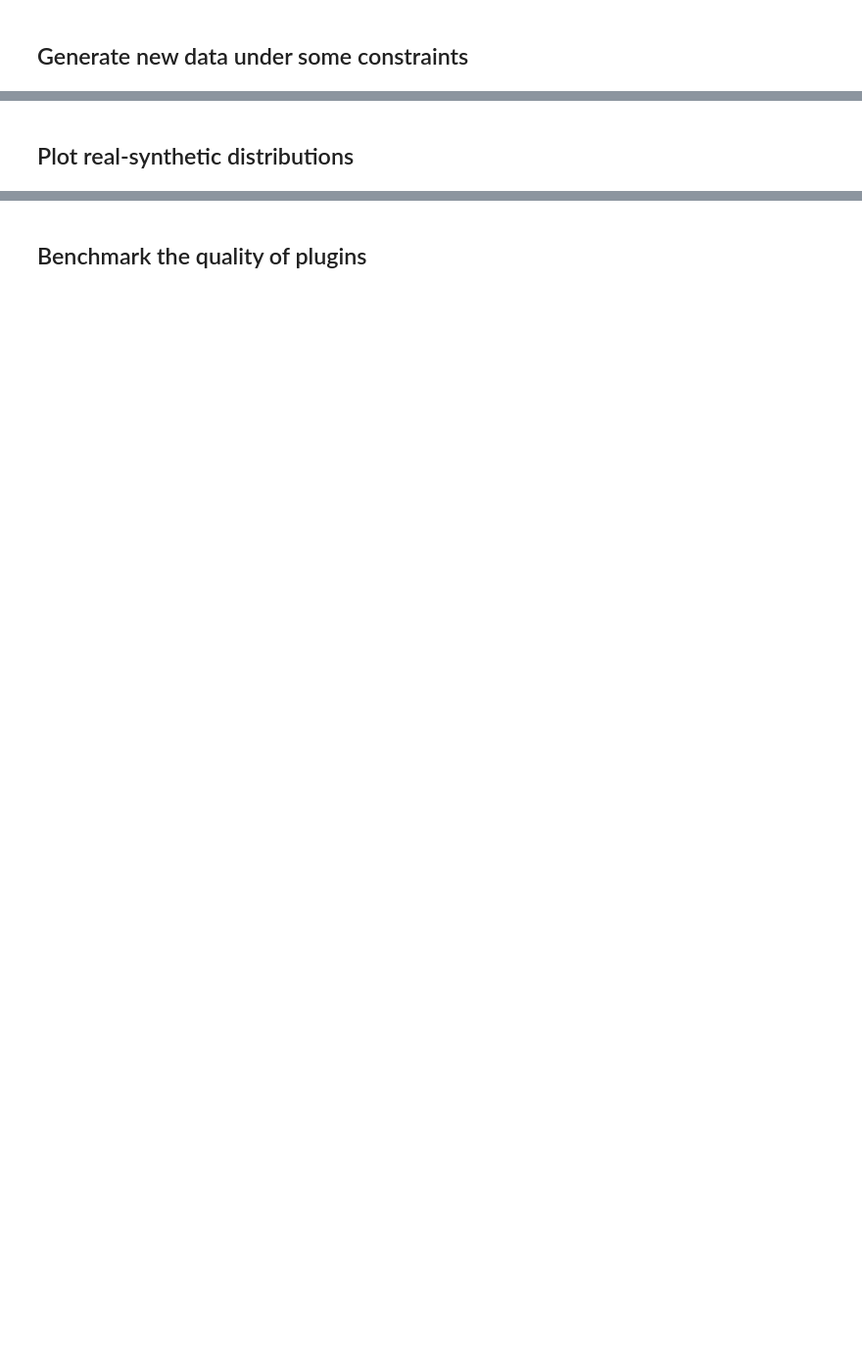
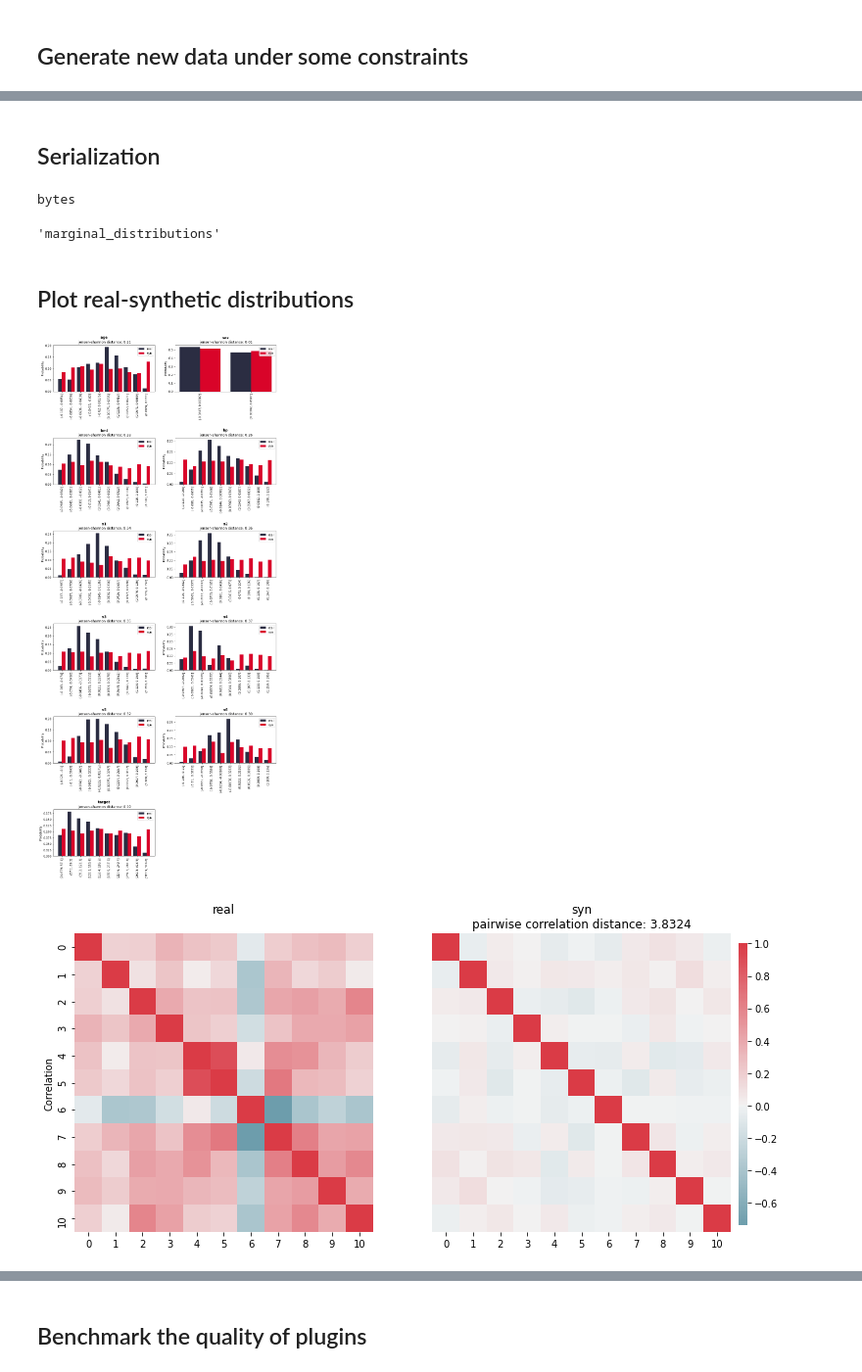
Before and after one commit to vanderschaarlab/synthcity, a Jupyter notebook: tutorials/tutorial0_basic_examples.ipynb, the cells around one changed output, grey strips where cells are left out. Shown at 98% size. Saved outputs shown, nothing was run; the diff lists cells and outputs as text; code cells hidden in the pictures; blank space fills up the shorter version.

```diff
--- a/tutorials/tutorial0_basic_examples.ipynb
+++ b/tutorials/tutorial0_basic_examples.ipynb
@@ -19,3 +36,9 @@ X
+# %%
+loader = GenericDataLoader(
+    X,
+    target_column="target",
+    sensitive_columns=["sex"],
+)
 # %% [markdown]
 ## List the available generative models
 # %%
@@ -29,4 +63,4 @@ from synthcity.plugins import Plugins
 
 syn_model = Plugins().get("marginal_distributions")
 
-syn_model.fit(X)
+syn_model.fit(loader)
@@ -62,8 +134,27 @@ generated
+# %% [markdown]
+## Serialization
+# %%
+from synthcity.utils.serialization import save, load, save_to_file, load_from_file
+
+buff = save(syn_model)
+
+type(buff)
+# %% [output]
+bytes
+# %%
+reloaded = load(buff)
+
+reloaded.name()
+# %% [output]
+'marginal_distributions'
 # %% [markdown]
 ## Plot real-synthetic distributions
 # %%
 import matplotlib.pyplot as plt
 
-syn_model.plot(plt, X)
+syn_model.plot(plt, loader)
 
 plt.show()
+# %% [output]
+[figure, added]
+[figure, added]
```
Also changed, not shown: parts of 10 cells of this notebook, 8 other files.
